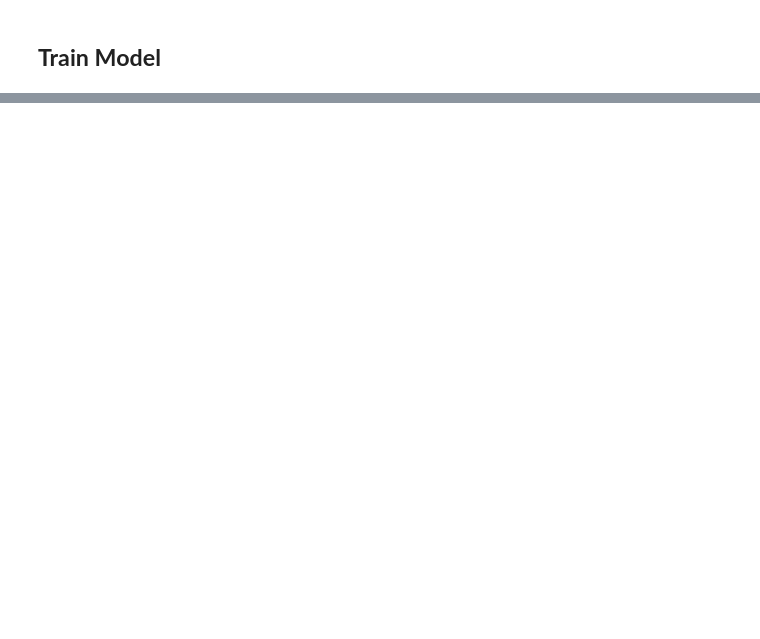
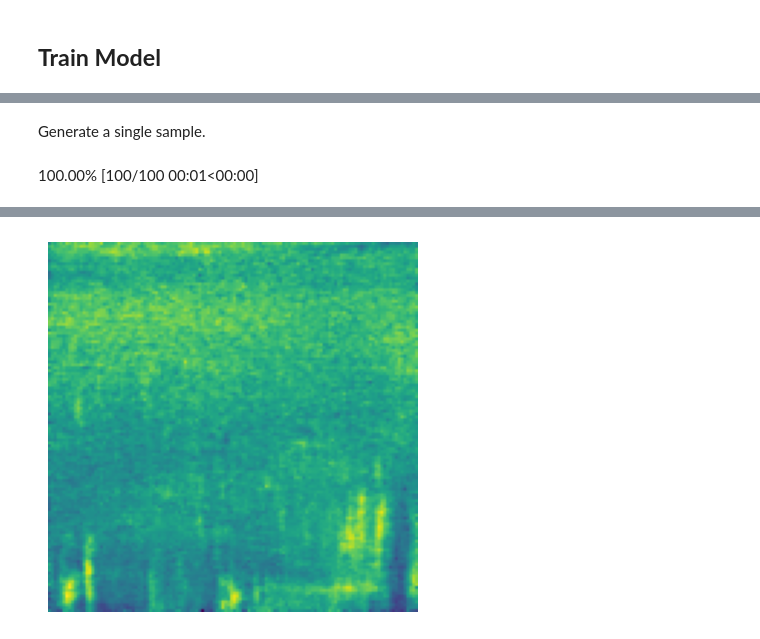
Before and after one commit to bachaudhry/foundations_to_stable_diffusion, a Jupyter notebook: simple_diffusion_audio_demo.ipynb, the cells around one changed output, grey strips where cells are left out. Drawn from its saved outputs; the diff is of its cells as text; code cells hidden in the pictures; blank space fills up the shorter version.

```diff
--- a/simple_diffusion_audio_demo.ipynb
+++ b/simple_diffusion_audio_demo.ipynb
@@ -273,0 +351,14 @@ Learner
+# %% [markdown]
+Generate a single sample.
+# %%
+# Generate a single sample
+sz = (1,1,x_res,y_res)
+preds = sample(ddim_step, model, sz, steps=100, eta=1., clamp=1.)
+s = (preds[-1]+0.5)
+im = np.array((s[0][0]).clip(0, 1)*255)
+im = Image.fromarray(im.astype(np.uint8), mode='L')
+a = mel.image_to_audio(im)
+show_image(im)
+display(Audio(a, rate=16000))
+# %% [output]
+100.00% [100/100 00:01<00:00]
@@ -273,0 +366 @@ Learner
+[figure, added]
```
Also changed, not shown: parts of 22 cells of this notebook.
